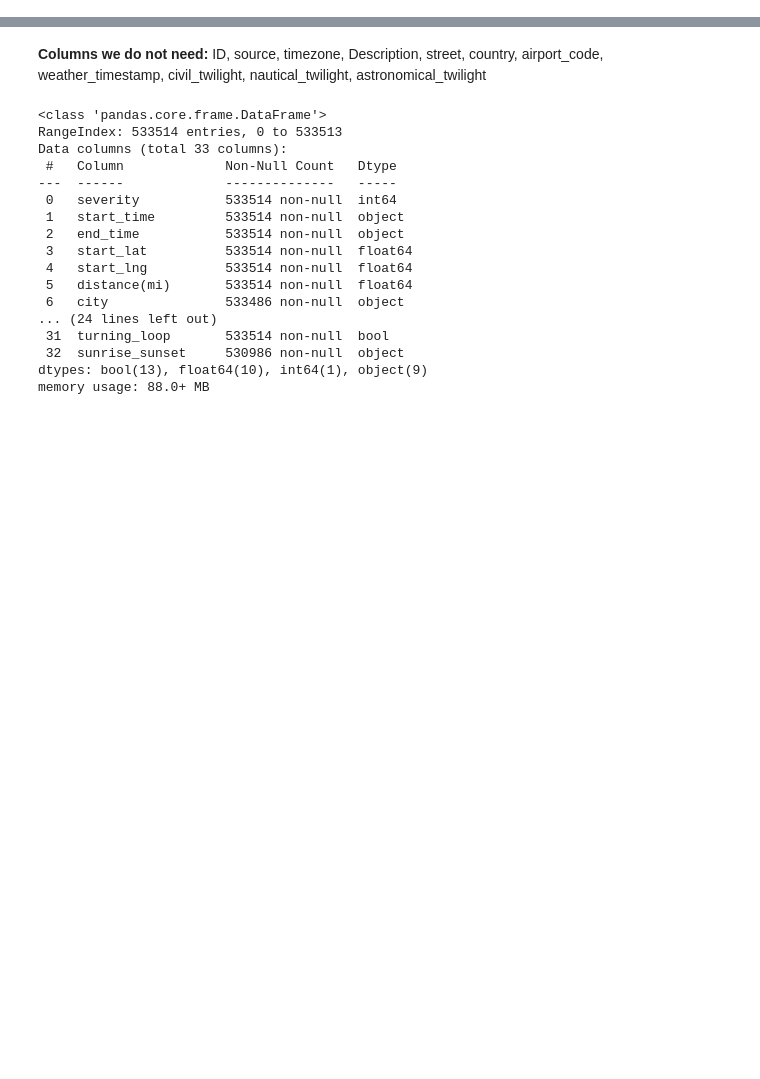
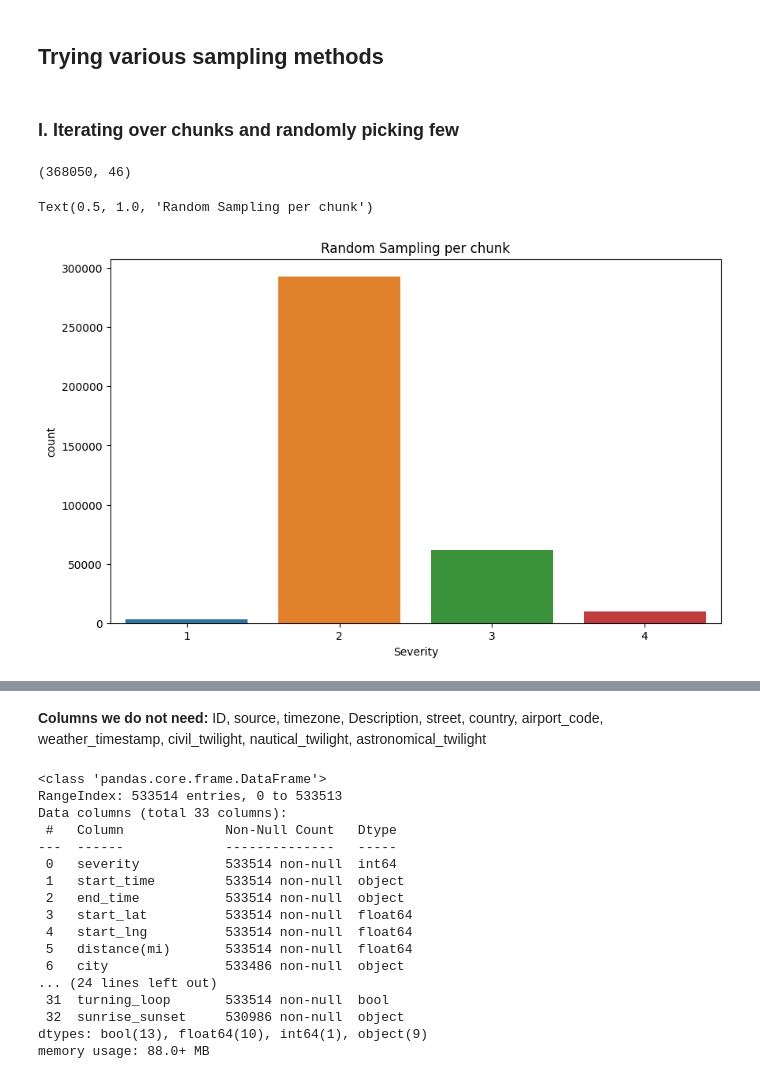
Before and after one commit to Govind-Asawa/US_Car_Accidents, a Jupyter notebook: ML_US_Car_accidents.ipynb, the cells around one changed output, grey strips where cells are left out. Saved outputs shown, nothing was run; the diff lists cells and outputs as text; code cells hidden in the pictures; blank space fills up the shorter version.

Commit message:
Added Random Sampling code & Conclusion

```diff
--- a/ML_US_Car_accidents.ipynb
+++ b/ML_US_Car_accidents.ipynb
@@ -39,0 +92,29 @@ from sklearn.metrics import classification_report, accuracy_score, precision_sco
+# %% [markdown]
+## Trying various sampling methods
+# %% [markdown]
+### I. Iterating over chunks and randomly picking few
+# %%
+chunks = pd.read_csv(readcsv_path, chunksize = CHUNK_SIZE)
+
+sample_df = pd.DataFrame()
+chunk_df_list = []
+
+for chunk in chunks:
+    #wish to pick 50 random values
+    #the last chunk might not have CHUNK_SIZE no. of samples,
+    #so rather than hardcoding 50, we use nrows, which can be 50 or less for the last chunk
+    nrows = chunk.shape[0]
+    rand_idxs = random.sample(range(0, nrows), 50)
+    chunk_df_list.append(chunk.iloc[rand_idxs, :])
+
+sample_df = pd.concat(chunk_df_list)
+del chunk_df_list
+sample_df.shape
+# %% [output]
+(368050, 46)
+# %%
+sns.countplot(data=sample_df, x='Severity')
+plt.title("Random Sampling per chunk")
+# %% [output]
+Text(0.5, 1.0, 'Random Sampling per chunk')
+[figure, added]
```
Also changed, not shown: parts of 33 cells of this notebook.
